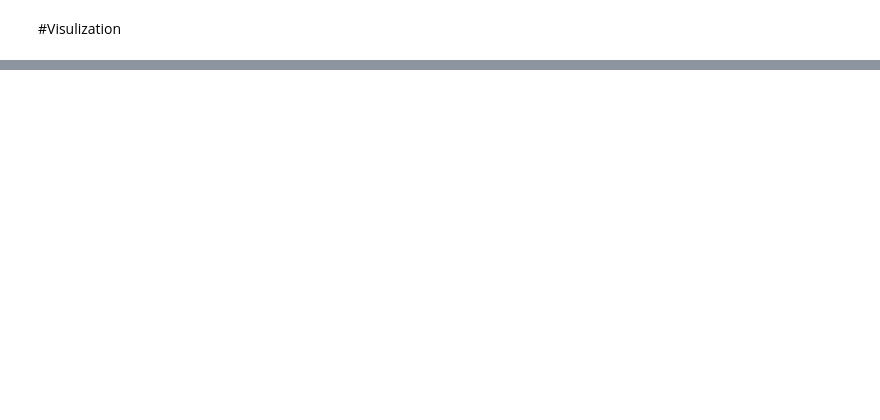
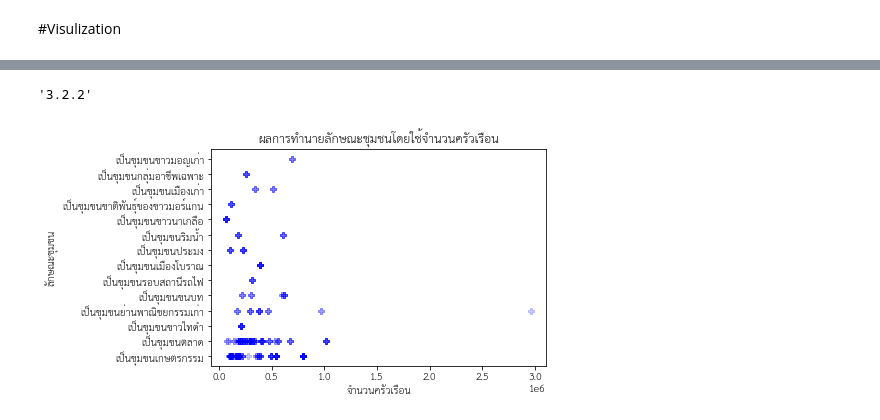
Before and after one commit to kittimaxz/DWDM21, a Jupyter notebook: ProjectFinal.ipynb, the cells around one changed output, grey strips where cells are left out. Saved outputs shown, nothing was run; the diff lists cells and outputs as text; code cells hidden in the pictures; blank space fills up the shorter version.

```diff
--- a/ProjectFinal.ipynb
+++ b/ProjectFinal.ipynb
@@ -867,0 +886,6 @@ No handles with labels found to put in legend.
+# %%
+# ทำการติดตั้ง font ภาษาไทยเพื่อนำมาใช้ในการ plot กราฟ
+import matplotlib as matplotlib # ทำการเช็ค version ของตัว library ดู ซึ่งเข้าใจว่าต้องเป็น version 3.2 ขึ้นไปเท่านั้นถึงจะใช้ได้ ถ้า version ต่ำกว่านี้ก็อาจจะต้องทำการอัพเดต version ก่อน
+matplotlib.__version__
+# %% [output]
+'3.2.2'
@@ -867,0 +900,9 @@ No handles with labels found to put in legend.
+# %%
+#ผลการทำนายลักษณะชุมชนโดยใช้จำนวนครัวเรือน
+plt.plot(X_test['House'],knn1final_result,'Pb',alpha =0.2)
+plt.xlabel('จำนวนครัวเรือน')
+plt.ylabel('ลักษณะชุมชน')
+plt.title('ผลการทำนายลักษณะชุมชนโดยใช้จำนวนครัวเรือน')
+plt.show();
+# %% [output]
+[figure, added]
```
Also changed, not shown: parts of 72 cells of this notebook.
